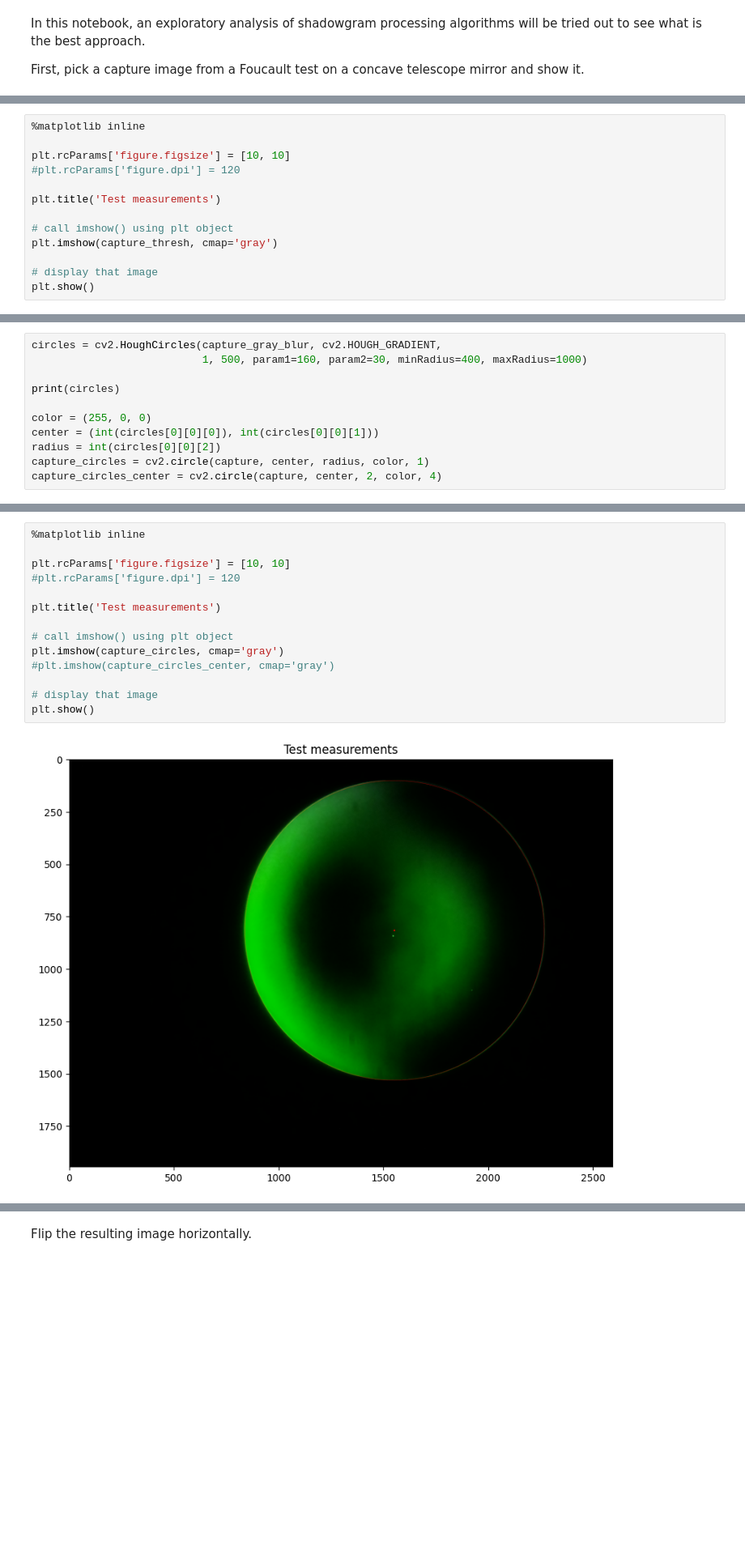
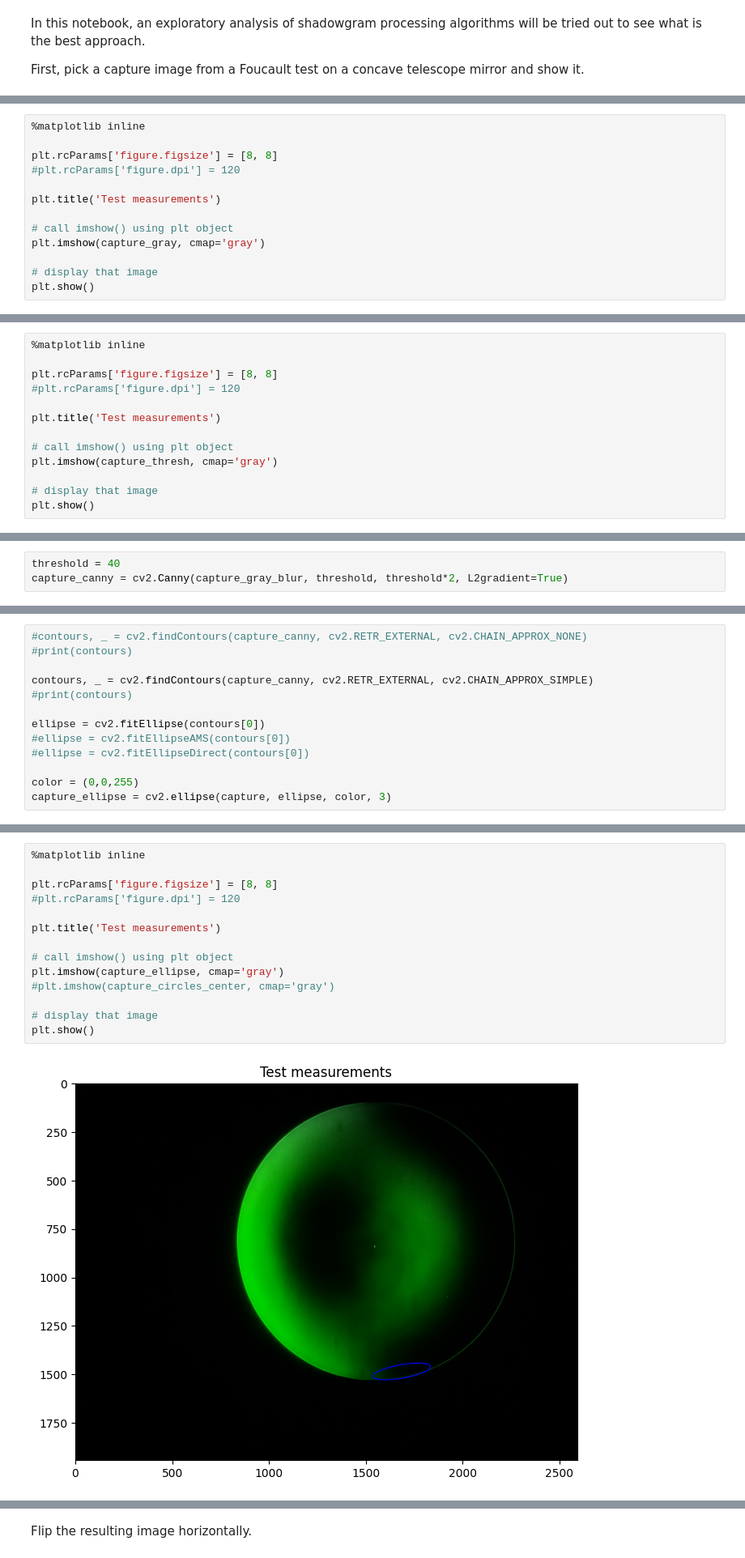
Before and after one commit to nunosousa/TelescopeMirrorTester, a Jupyter notebook: Software/Jupyter Notebooks/Shadowgram analysis/Shadowgram analysis.ipynb, the cells around one changed output, grey strips where cells are left out. Shown at 81% size. Drawn from its saved outputs; the diff is of its cells as text; blank space fills up the shorter version.

```diff
--- a/Software/Jupyter Notebooks/Shadowgram analysis/Shadowgram analysis.ipynb
+++ b/Software/Jupyter Notebooks/Shadowgram analysis/Shadowgram analysis.ipynb
@@ -29,0 +30,13 @@ plt.show()
+# %%
+%matplotlib inline
+
+plt.rcParams['figure.figsize'] = [8, 8]
+#plt.rcParams['figure.dpi'] = 120
+
+plt.title('Test measurements')
+
+# call imshow() using plt object
+plt.imshow(capture_gray, cmap='gray')
+
+# display that image
+plt.show()
@@ -44,7 +52,7 @@ capture_canny = cv2.Canny(capture_gray_blur, threshold, threshold*2, L2gradient=
 # %%
 %matplotlib inline
 
-plt.rcParams['figure.figsize'] = [10, 10]
+plt.rcParams['figure.figsize'] = [8, 8]
 #plt.rcParams['figure.dpi'] = 120
 
 plt.title('Test measurements')
@@ -59,3 +67,6 @@ plt.show()
+# %%
+threshold = 40
+capture_canny = cv2.Canny(capture_gray_blur, threshold, threshold*2, L2gradient=True)
 # %%
 %matplotlib inline
 
@@ -74,11 +85,13 @@ plt.show()
 # %%
-circles = cv2.HoughCircles(capture_gray_blur, cv2.HOUGH_GRADIENT,
-                           1, 500, param1=160, param2=30, minRadius=400, maxRadius=1000)
+#contours, _ = cv2.findContours(capture_canny, cv2.RETR_EXTERNAL, cv2.CHAIN_APPROX_NONE)
+#print(contours)
 
-print(circles)
+contours, _ = cv2.findContours(capture_canny, cv2.RETR_EXTERNAL, cv2.CHAIN_APPROX_SIMPLE)
+#print(contours)
 
-color = (255, 0, 0)
-center = (int(circles[0][0][0]), int(circles[0][0][1]))
-radius = int(circles[0][0][2])
-capture_circles = cv2.circle(capture, center, radius, color, 1)
-capture_circles_center = cv2.circle(capture, center, 2, color, 4)
+ellipse = cv2.fitEllipse(contours[0])
+#ellipse = cv2.fitEllipseAMS(contours[0])
+#ellipse = cv2.fitEllipseDirect(contours[0])
+
+color = (0,0,255)
+capture_ellipse = cv2.ellipse(capture, ellipse, color, 3)
@@ -87,16 +98,16 @@ capture_circles_center = cv2.circle(capture, center, 2, color, 4)
 # %%
 %matplotlib inline
 
-plt.rcParams['figure.figsize'] = [10, 10]
+plt.rcParams['figure.figsize'] = [8, 8]
 #plt.rcParams['figure.dpi'] = 120
 
 plt.title('Test measurements')
 
 # call imshow() using plt object
-plt.imshow(capture_circles, cmap='gray')
+plt.imshow(capture_ellipse, cmap='gray')
 #plt.imshow(capture_circles_center, cmap='gray')
 
 # display that image
 plt.show()
 # %% [output]
-[figure, old version]
+[figure, new version]
```
Also changed, not shown: parts of 14 cells of this notebook.
